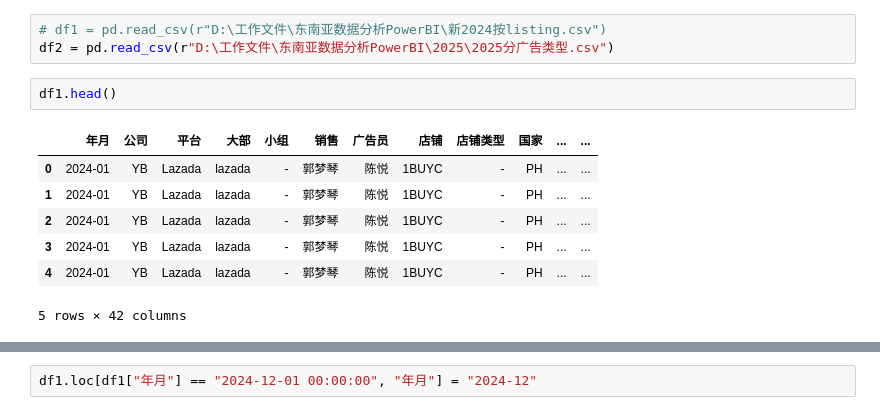
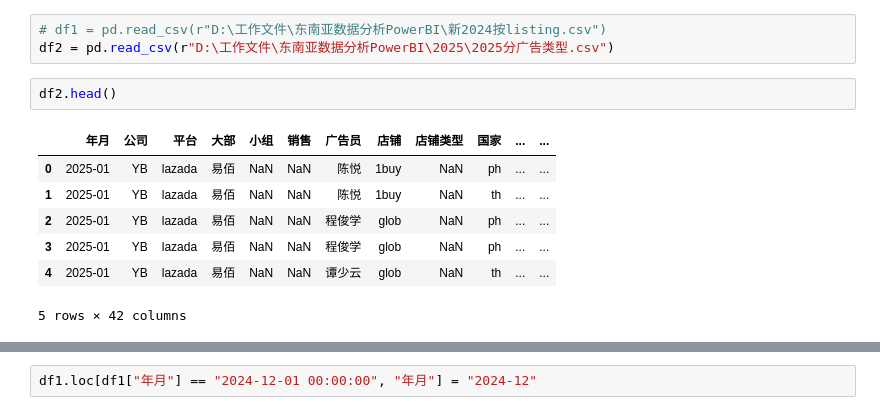
Before and after one commit to closerc/CODE_Py, a Jupyter notebook: Jupyter/rouph_draft.ipynb, the cells around one changed output, grey strips where cells are left out. Cells and saved outputs as stored; diff of their text form.

```diff
--- a/Jupyter/rouph_draft.ipynb
+++ b/Jupyter/rouph_draft.ipynb
@@ -251,12 +243,12 @@ df.to_csv(
 # df1 = pd.read_csv(r"D:\工作文件\东南亚数据分析PowerBI\新2024按listing.csv")
 df2 = pd.read_csv(r"D:\工作文件\东南亚数据分析PowerBI\2025\2025分广告类型.csv")
 # %%
-df1.head()
+df2.head()
 # %% [output]
 |  | 年月 | 公司 | 平台 | 大部 | 小组 | 销售 | 广告员 | 店铺 | 店铺类型 | 国家 | ... | ... |
-| 0 | 2024-01 | YB | Lazada | lazada | - | 郭梦琴 | 陈悦 | 1BUYC | - | PH | ... | ... |
-| 1 | 2024-01 | YB | Lazada | lazada | - | 郭梦琴 | 陈悦 | 1BUYC | - | PH | ... | ... |
-| 2 | 2024-01 | YB | Lazada | lazada | - | 郭梦琴 | 陈悦 | 1BUYC | - | PH | ... | ... |
-| 3 | 2024-01 | YB | Lazada | lazada | - | 郭梦琴 | 陈悦 | 1BUYC | - | PH | ... | ... |
-| 4 | 2024-01 | YB | Lazada | lazada | - | 郭梦琴 | 陈悦 | 1BUYC | - | PH | ... | ... |
+| 0 | 2025-01 | YB | lazada | 易佰 | NaN | NaN | 陈悦 | 1buy | NaN | ph | ... | ... |
+| 1 | 2025-01 | YB | lazada | 易佰 | NaN | NaN | 陈悦 | 1buy | NaN | th | ... | ... |
+| 2 | 2025-01 | YB | lazada | 易佰 | NaN | NaN | 程俊学 | glob | NaN | ph | ... | ... |
+| 3 | 2025-01 | YB | lazada | 易佰 | NaN | NaN | 程俊学 | glob | NaN | ph | ... | ... |
+| 4 | 2025-01 | YB | lazada | 易佰 | NaN | NaN | 谭少云 | glob | NaN | th | ... | ... |
 5 rows × 42 columns
```
Also changed, not shown: parts of 6 cells of this notebook.
